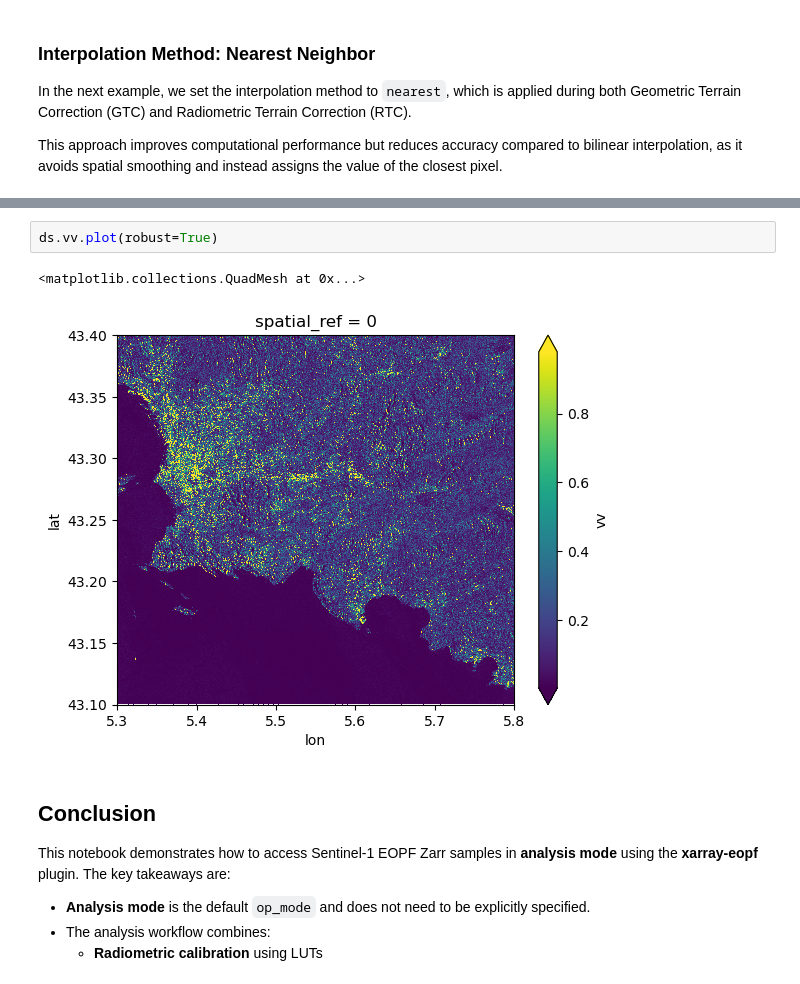
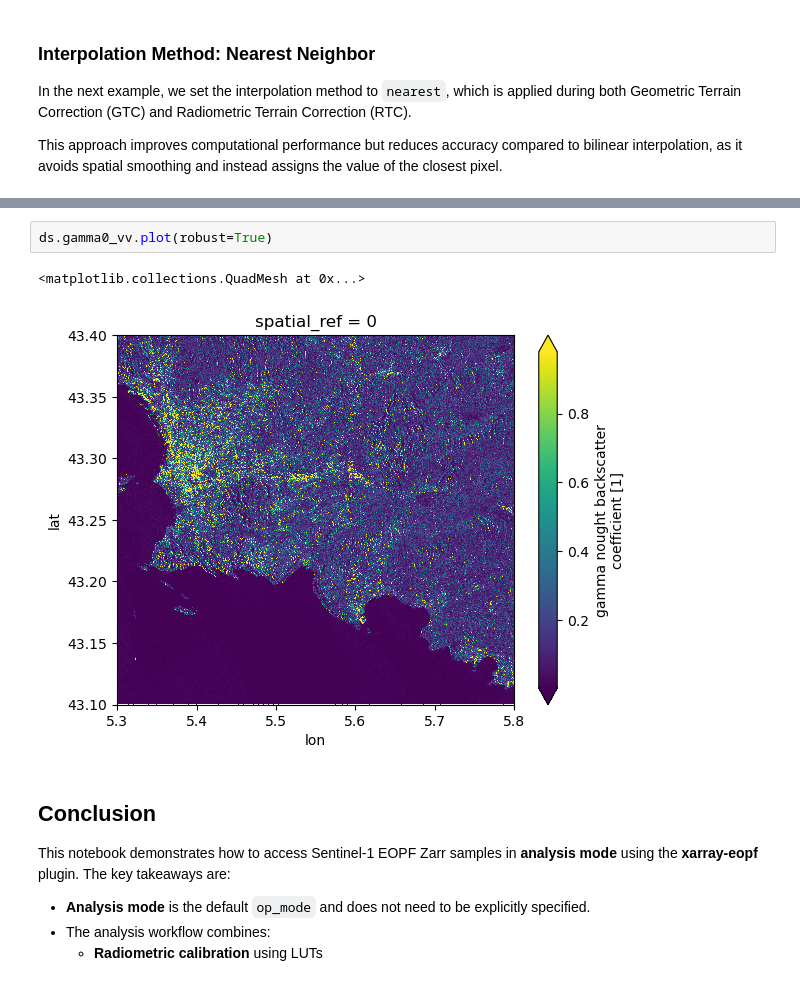
Before and after one commit to EOPF-Sample-Service/xarray-eopf, a Jupyter notebook: docs/examples/sentinel_1_analysis.ipynb, the cells around one changed output, grey strips where cells are left out. Cells and saved outputs as stored; diff of their text form.

```diff
--- a/docs/examples/sentinel_1_analysis.ipynb
+++ b/docs/examples/sentinel_1_analysis.ipynb
@@ -449,10 +467,10 @@ dtype :
 long_name :
 beta nought calibration vector (this array contains the count attribute number of floating point values; the values in this vector are aligned with the pixel vector)
 # %%
-ds.vv.plot(robust=True)
+ds.gamma0_vv.plot(robust=True)
 # %% [output]
 <matplotlib.collections.QuadMesh at 0x...>
-[figure, old version]
+[figure, new version]
 # %% [markdown]
 ## Conclusion
 
```
Also changed, not shown: parts of 8 cells of this notebook, 3 other files.
